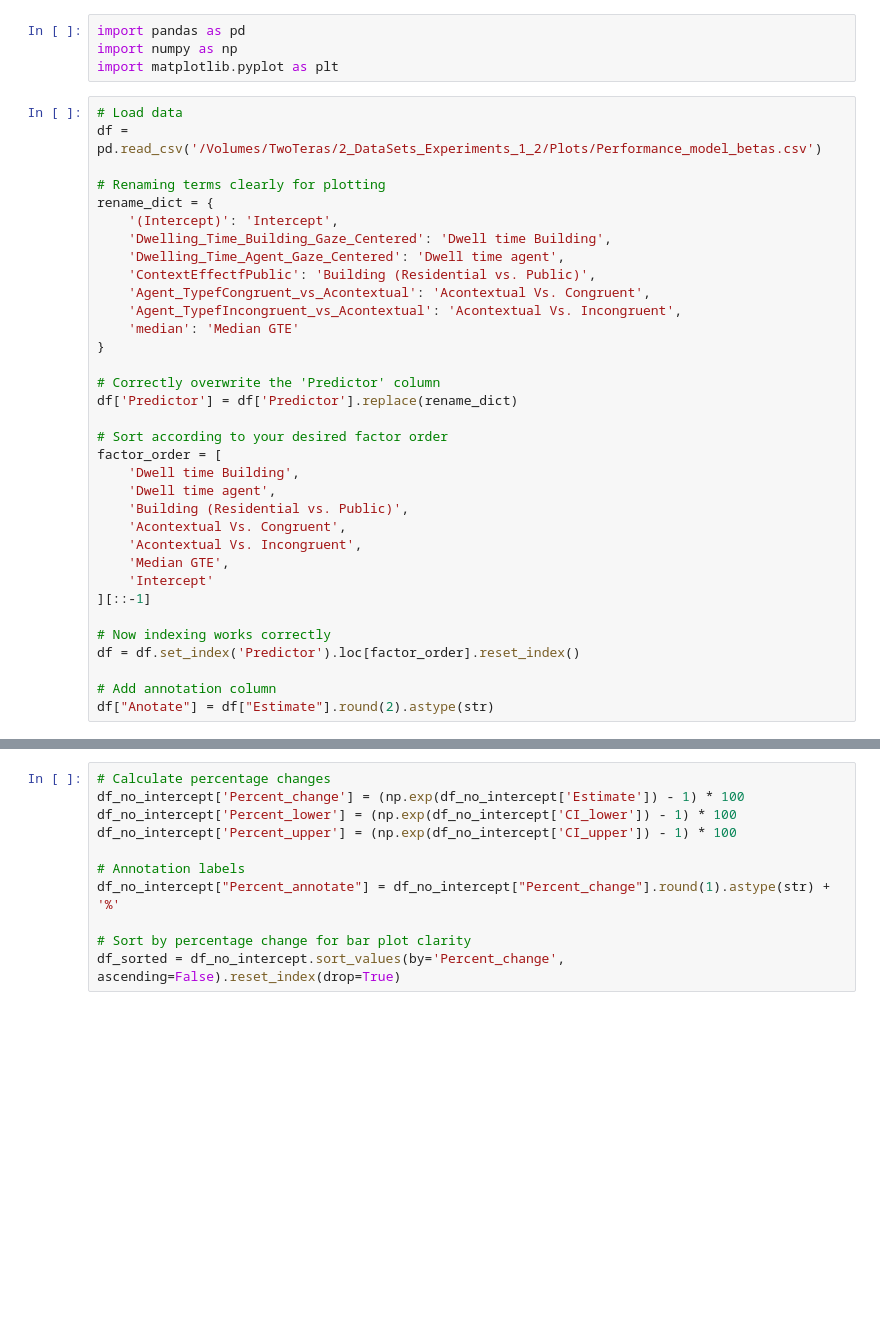
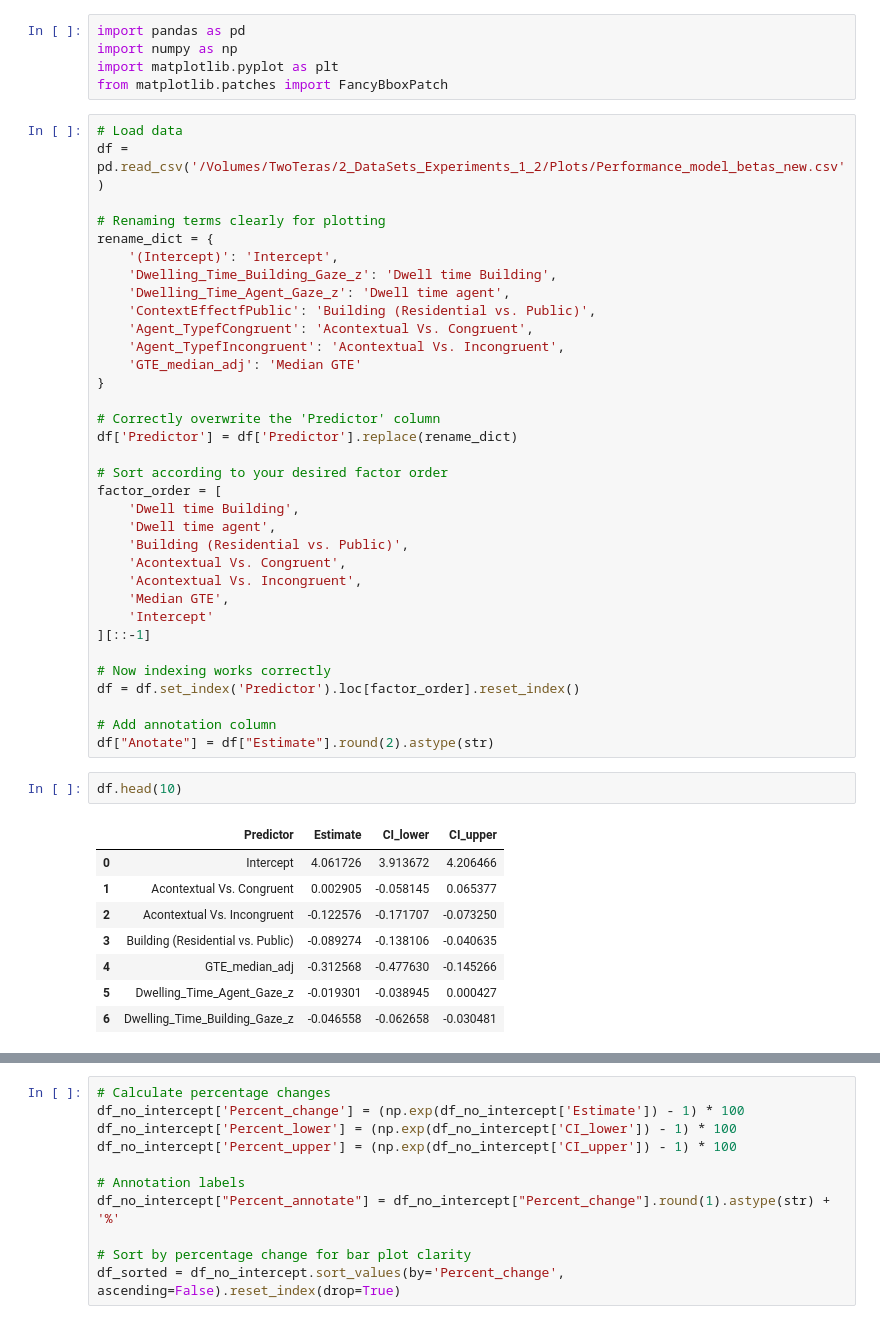
Before and after one commit to tracysanchez/Human_Agents_Impact_Nav, a Jupyter notebook: Exp2/Entropy/Bayes_Final_Estimates.ipynb, the cells around one changed output, grey strips where cells are left out. Drawn from its saved outputs; the diff is of its cells as text; blank space fills up the shorter version.

```diff
--- a/Exp2/Entropy/Bayes_Final_Estimates.ipynb
+++ b/Exp2/Entropy/Bayes_Final_Estimates.ipynb
@@ -2,19 +2,20 @@
 import pandas as pd
 import numpy as np
 import matplotlib.pyplot as plt
+from matplotlib.patches import FancyBboxPatch
 # %%
 # Load data
-df = pd.read_csv('/Volumes/TwoTeras/2_DataSets_Experiments_1_2/Plots/Performance_model_betas.csv')
+df = pd.read_csv('/Volumes/TwoTeras/2_DataSets_Experiments_1_2/Plots/Performance_model_betas_new.csv')
 
 # Renaming terms clearly for plotting
 rename_dict = {
     '(Intercept)': 'Intercept',
-    'Dwelling_Time_Building_Gaze_Centered': 'Dwell time Building',
-    'Dwelling_Time_Agent_Gaze_Centered': 'Dwell time agent',
+    'Dwelling_Time_Building_Gaze_z': 'Dwell time Building',
+    'Dwelling_Time_Agent_Gaze_z': 'Dwell time agent',
     'ContextEffectfPublic': 'Building (Residential vs. Public)',
-    'Agent_TypefCongruent_vs_Acontextual': 'Acontextual Vs. Congruent',
-    'Agent_TypefIncongruent_vs_Acontextual': 'Acontextual Vs. Incongruent',
-    'median': 'Median GTE'
+    'Agent_TypefCongruent': 'Acontextual Vs. Congruent',
+    'Agent_TypefIncongruent': 'Acontextual Vs. Incongruent',
+    'GTE_median_adj': 'Median GTE'
 }
 
 # Correctly overwrite the 'Predictor' column
@@ -36,6 +37,17 @@ df = df.set_index('Predictor').loc[factor_order].reset_index()
 
 # Add annotation column
 df["Anotate"] = df["Estimate"].round(2).astype(str)
+# %%
+df.head(10)
+# %% [output]
+|  | Predictor | Estimate | CI_lower | CI_upper |
+| 0 | Intercept | 4.061726 | 3.913672 | 4.206466 |
+| 1 | Acontextual Vs. Congruent | 0.002905 | -0.058145 | 0.065377 |
+| 2 | Acontextual Vs. Incongruent | -0.122576 | -0.171707 | -0.073250 |
+| 3 | Building (Residential vs. Public) | -0.089274 | -0.138106 | -0.040635 |
+| 4 | GTE_median_adj | -0.312568 | -0.477630 | -0.145266 |
+| 5 | Dwelling_Time_Agent_Gaze_z | -0.019301 | -0.038945 | 0.000427 |
+| 6 | Dwelling_Time_Building_Gaze_z | -0.046558 | -0.062658 | -0.030481 |
 # %%
 df.head()
 # %% [output]
```
Also changed, not shown: parts of 7 cells of this notebook, 36 other files.
